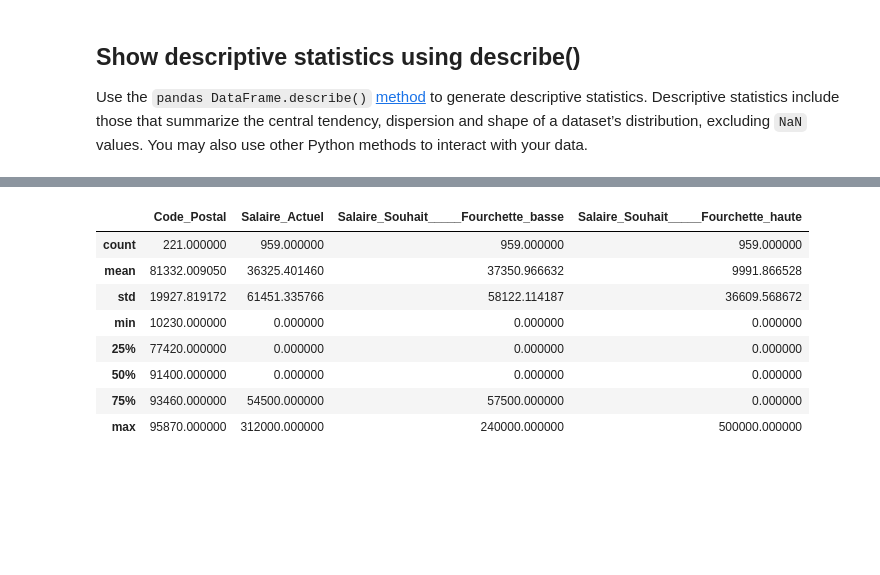
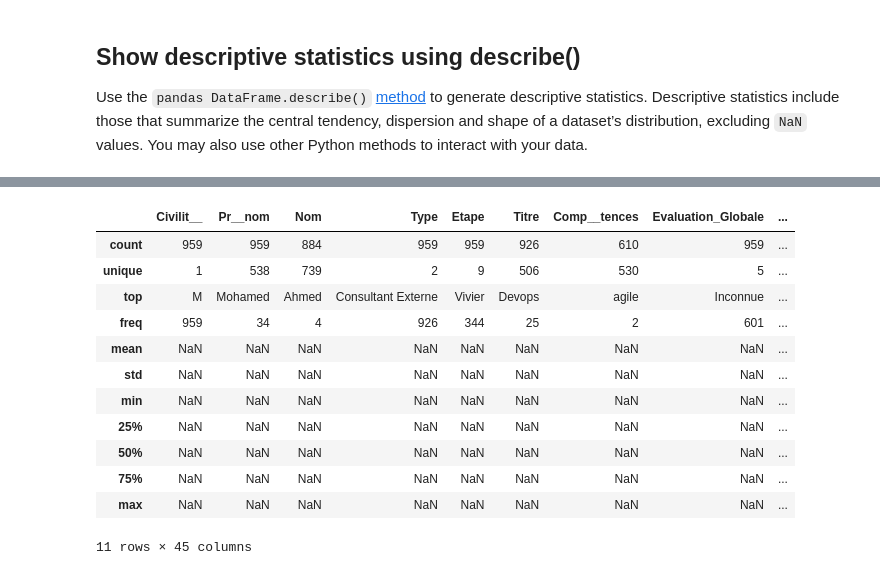
Before and after one commit to emmanuelvaie/google_colab, a Jupyter notebook: BigQueryAnalysis_profiles.ipynb, the cells around one changed output, grey strips where cells are left out. Drawn from its saved outputs; the diff is of its cells as text; code cells hidden in the pictures; blank space fills up the shorter version.

````diff
--- a/BigQueryAnalysis_profiles.ipynb
+++ b/BigQueryAnalysis_profiles.ipynb
@@ -59,5 +60,5 @@ summarize the central tendency, dispersion and shape of a dataset’s
 distribution, excluding ```NaN``` values. You may also use other Python methods
 to interact with your data.
 # %%
-results.describe()
+results.describe(include='all')
 # %% [output]
@@ -64,11 +66,15 @@ results.describe()
-|  | Code_Postal | Salaire_Actuel | Salaire_Souhait_____Fourchette_basse | Salaire_Souhait_____Fourchette_haute |
-| count | 221.000000 | 959.000000 | 959.000000 | 959.000000 |
-| mean | 81332.009050 | 36325.401460 | 37350.966632 | 9991.866528 |
-| std | 19927.819172 | 61451.335766 | 58122.114187 | 36609.568672 |
-| min | 10230.000000 | 0.000000 | 0.000000 | 0.000000 |
-| 25% | 77420.000000 | 0.000000 | 0.000000 | 0.000000 |
-| 50% | 91400.000000 | 0.000000 | 0.000000 | 0.000000 |
-| 75% | 93460.000000 | 54500.000000 | 57500.000000 | 0.000000 |
-| max | 95870.000000 | 312000.000000 | 240000.000000 | 500000.000000 |
+|  | Civilit__ | Pr__nom | Nom | Type | Etape | Titre | Comp__tences | Evaluation_Globale | ... |
+| count | 959 | 959 | 884 | 959 | 959 | 926 | 610 | 959 | ... |
+| unique | 1 | 538 | 739 | 2 | 9 | 506 | 530 | 5 | ... |
+| top | M | Mohamed | Ahmed | Consultant Externe | Vivier | Devops | agile | Inconnue | ... |
+| freq | 959 | 34 | 4 | 926 | 344 | 25 | 2 | 601 | ... |
+| mean | NaN | NaN | NaN | NaN | NaN | NaN | NaN | NaN | ... |
+| std | NaN | NaN | NaN | NaN | NaN | NaN | NaN | NaN | ... |
+| min | NaN | NaN | NaN | NaN | NaN | NaN | NaN | NaN | ... |
+| 25% | NaN | NaN | NaN | NaN | NaN | NaN | NaN | NaN | ... |
+| 50% | NaN | NaN | NaN | NaN | NaN | NaN | NaN | NaN | ... |
+| 75% | NaN | NaN | NaN | NaN | NaN | NaN | NaN | NaN | ... |
+| max | NaN | NaN | NaN | NaN | NaN | NaN | NaN | NaN | ... |
+11 rows × 45 columns
 # %%
 cols = results.columns
````
Also changed, not shown: parts of 5 cells of this notebook.
